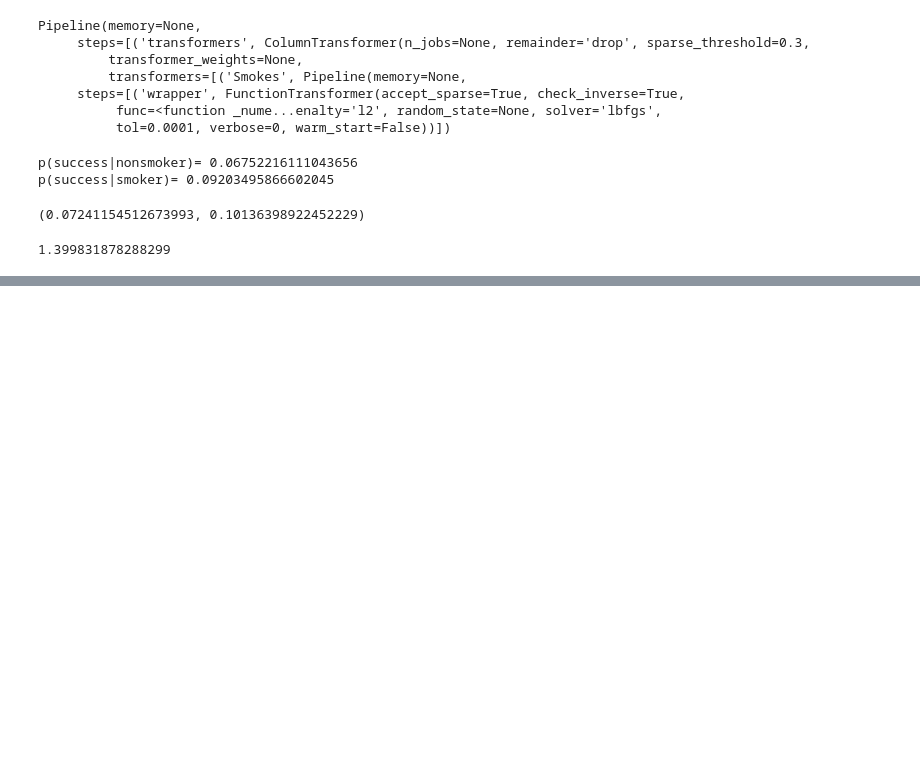
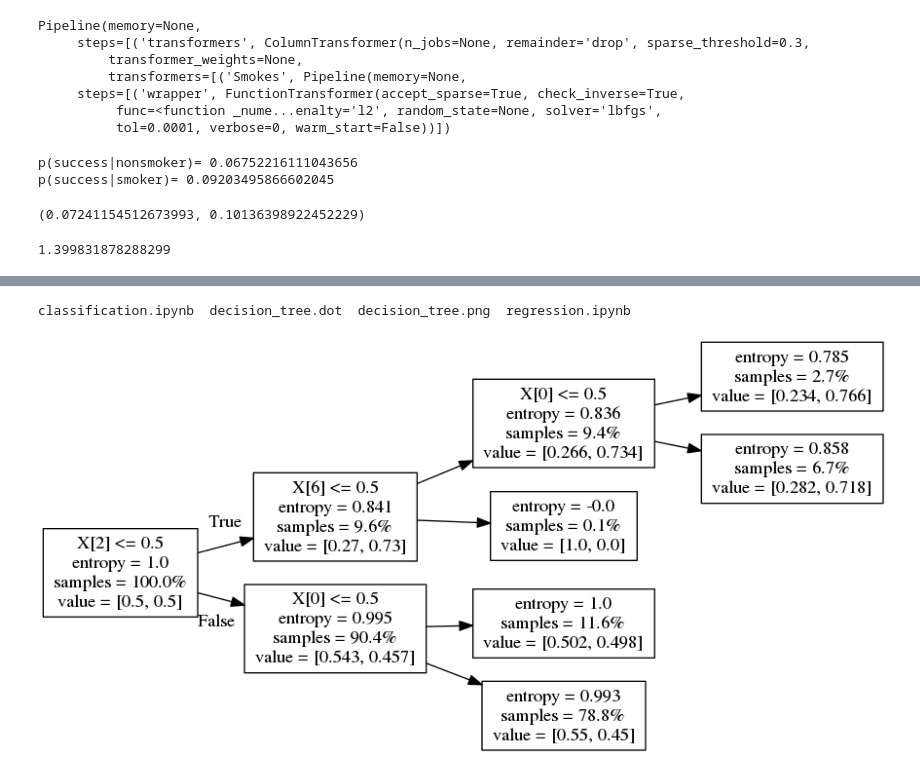
Before and after one commit to tdhd/interpretability-class, a Jupyter notebook: exercises/classification.ipynb, the cells around one changed output, grey strips where cells are left out. Saved outputs shown, nothing was run; the diff lists cells and outputs as text; code cells hidden in the pictures; blank space fills up the shorter version.

Commit message:
decision tree

```diff
--- a/exercises/classification.ipynb
+++ b/exercises/classification.ipynb
@@ -201,0 +259,12 @@ odds_ratio_smoker_non_smoker  # odds for smokers ~40% higher than for non-smoker
+# %%
+export_graphviz(model.named_steps['estimator'], 'decision_tree.dot', proportion=True, rotate=True)
+# sudo apt install graphviz
+! dot -Tpng decision_tree.dot -o decision_tree.png
+! ls
+# %% [output]
+classification.ipynb  decision_tree.dot  decision_tree.png  regression.ipynb
+# %%
+from IPython.display import Image
+Image(filename='decision_tree.png')
+# %% [output]
+[figure, added]
```
Also changed, not shown: parts of 9 cells of this notebook, 2 other files.
